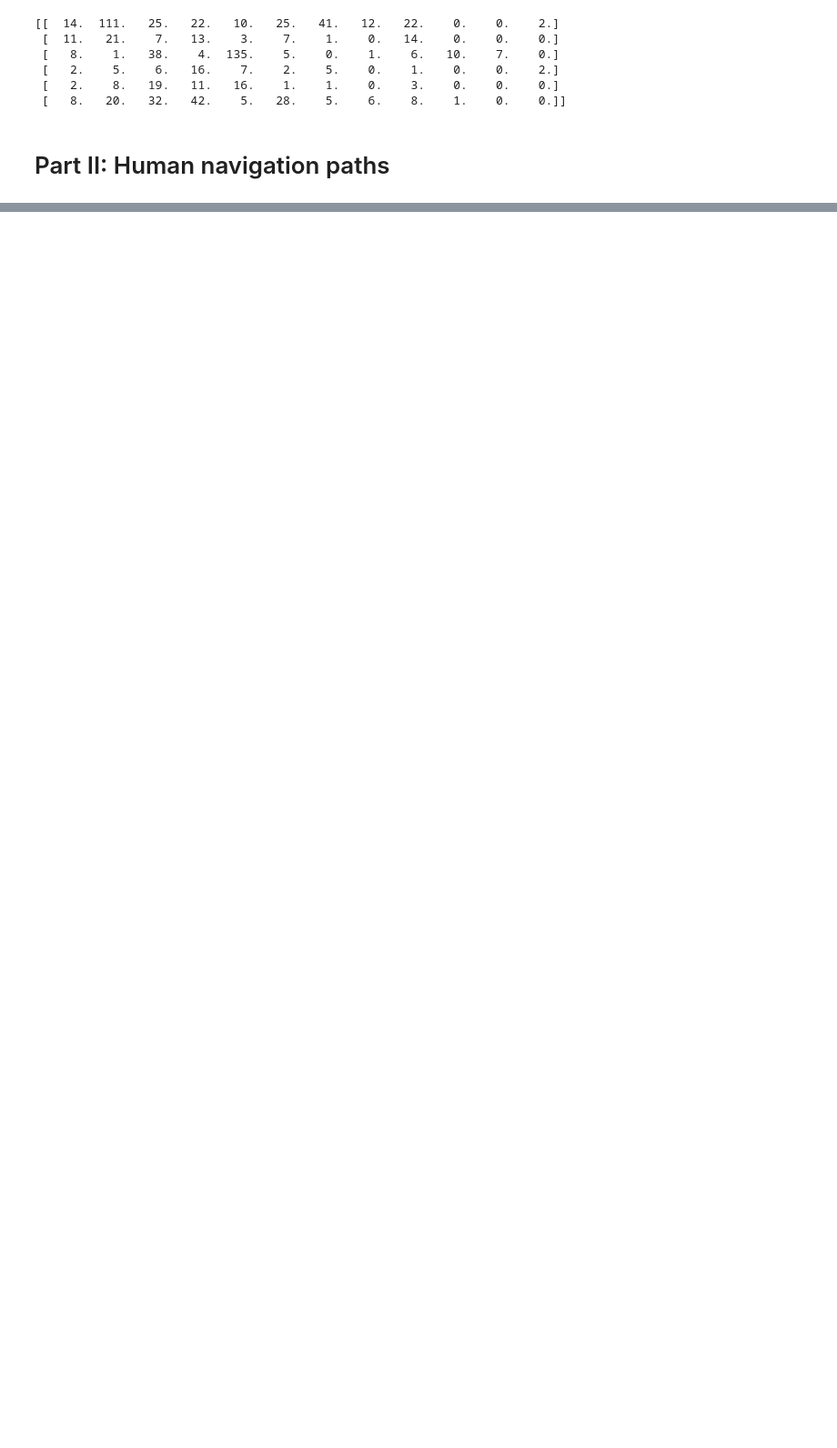
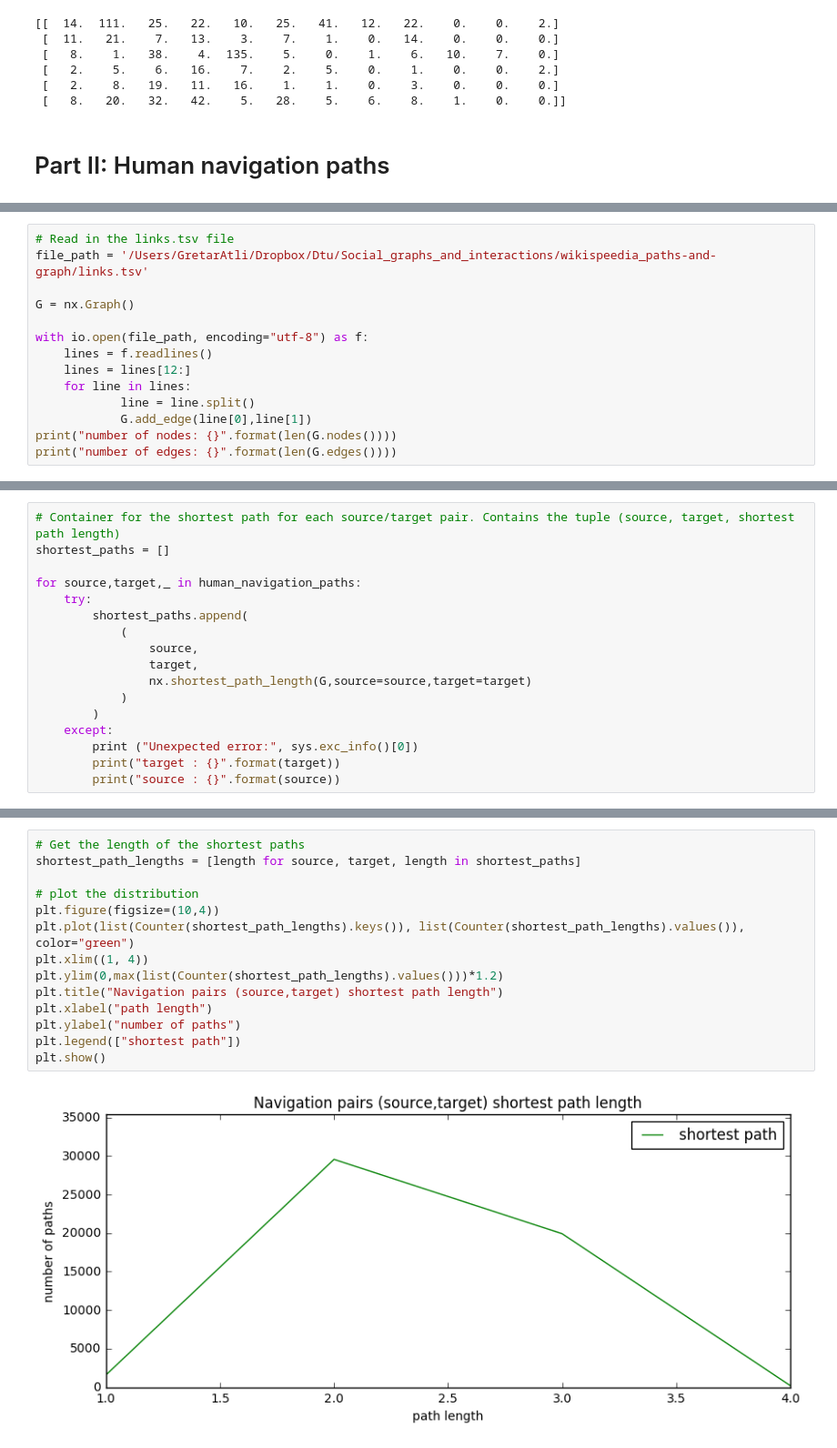
Before and after one commit to gretarg09/DTU__SocialGraphsAndInteractions, a Jupyter notebook: assignment_2/Assignment2.ipynb, the cells around one changed output, grey strips where cells are left out. Shown at 91% size. Cells and saved outputs as stored; diff of their text form; blank space fills up the shorter version.

```diff
--- a/assignment_2/Assignment2.ipynb
+++ b/assignment_2/Assignment2.ipynb
@@ -312,0 +338,14 @@ print confusion_matrix
+# %%
+# Read in the links.tsv file
+file_path = '/Users/GretarAtli/Dropbox/Dtu/Social_graphs_and_interactions/wikispeedia_paths-and-graph/links.tsv'
+
+G = nx.Graph()
+
+with io.open(file_path, encoding="utf-8") as f:
+    lines = f.readlines()
+    lines = lines[12:]
+    for line in lines:
+            line = line.split()
+            G.add_edge(line[0],line[1])
+print("number of nodes: {}".format(len(G.nodes())))
+print("number of edges: {}".format(len(G.edges())))
@@ -312,0 +384,17 @@ print confusion_matrix
+# %%
+# Container for the shortest path for each source/target pair. Contains the tuple (source, target, shortest path length)
+shortest_paths = []
+
+for source,target,_ in human_navigation_paths:
+    try:
+        shortest_paths.append(
+            (
+                source,
+                target,
+                nx.shortest_path_length(G,source=source,target=target)
+            )
+        )
+    except:
+        print ("Unexpected error:", sys.exc_info()[0])
+        print("target : {}".format(target))
+        print("source : {}".format(source))
@@ -312,0 +405,16 @@ print confusion_matrix
+# %%
+# Get the length of the shortest paths
+shortest_path_lengths = [length for source, target, length in shortest_paths]
+
+# plot the distribution
+plt.figure(figsize=(10,4))
+plt.plot(list(Counter(shortest_path_lengths).keys()), list(Counter(shortest_path_lengths).values()), color="green")
+plt.xlim((1, 4))
+plt.ylim(0,max(list(Counter(shortest_path_lengths).values()))*1.2)
+plt.title("Navigation pairs (source,target) shortest path length")
+plt.xlabel("path length")
+plt.ylabel("number of paths")
+plt.legend(["shortest path"])
+plt.show()
+# %% [output]
+[figure, added]
```
Also changed, not shown: parts of 22 cells of this notebook, 1 other file.
